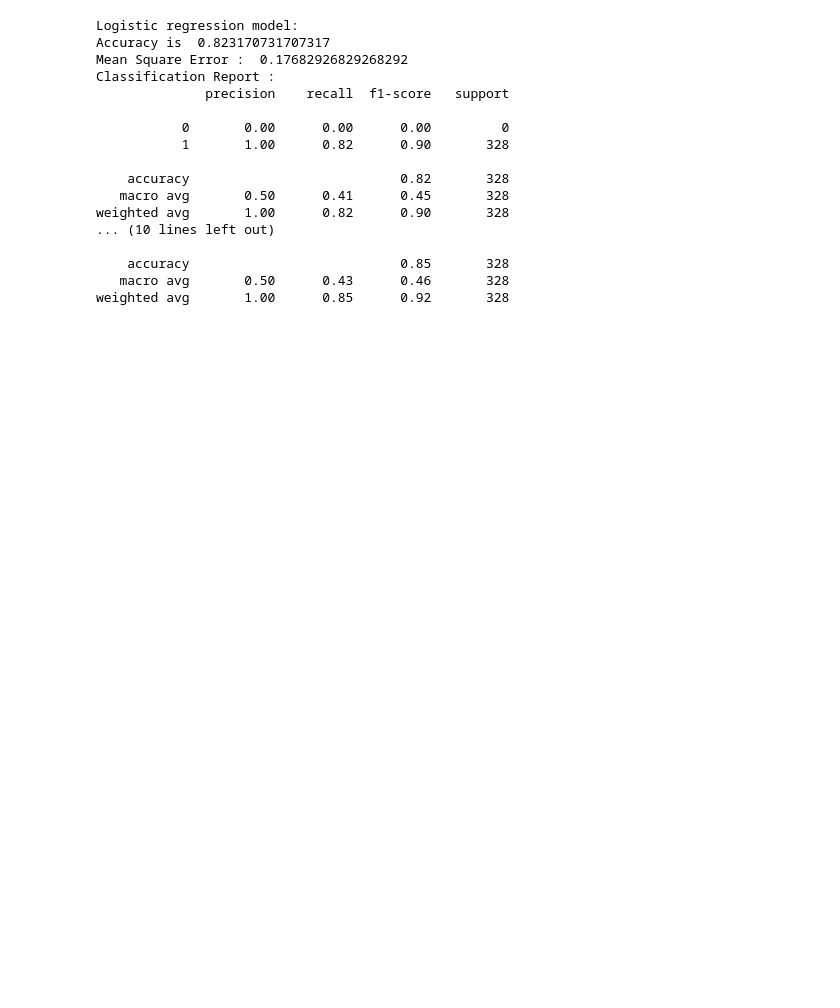
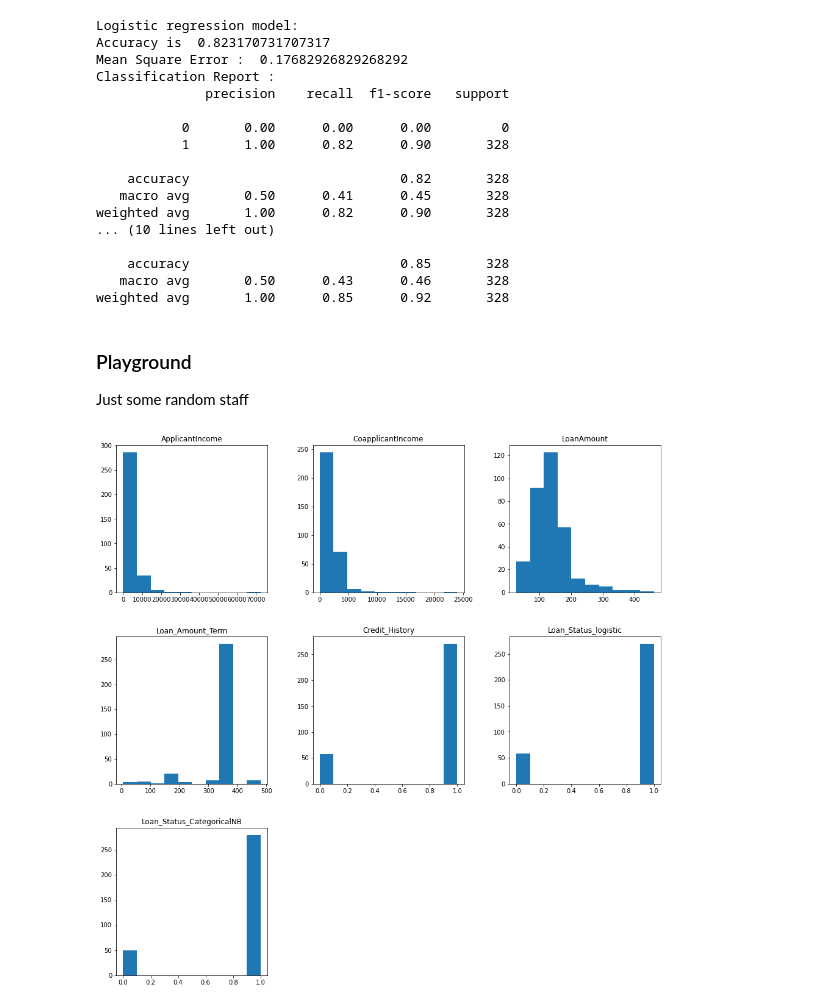
Before and after one commit to bwagle2021/ECS171-Loan-Prediction-Project, a Jupyter notebook: Project.ipynb, the cells around one changed output. Drawn from its saved outputs; the diff is of its cells as text; code cells hidden in the pictures; blank space fills up the shorter version.

Commit message:
some comments on testing, not really helpful

```diff
--- a/Project.ipynb
+++ b/Project.ipynb
@@ -472,3 +476,16 @@ weighted avg       1.00      0.82      0.90       328
     accuracy                           0.85       328
    macro avg       0.50      0.43      0.46       328
 weighted avg       1.00      0.85      0.92       328
+# %% [markdown]
+### Playground
+Just some random staff
+# %%
+testingDF = testingDF.drop(columns=['Loan_Status'])
+# %%
+y_predicted_logistic = lr_model.predict(test_X_combined)
+y_predicted_NB_categorical = NB.predict(test_categorical_encoded)
+testingDF['Loan_Status_logistic'] = y_predicted_logistic
+testingDF['Loan_Status_CategoricalNB'] = y_predicted_NB_categorical
+_ = testingDF.hist(figsize=(16,16), grid=False)
+# %% [output]
+[figure, added]
```
Also changed, not shown: parts of 5 cells of this notebook.
